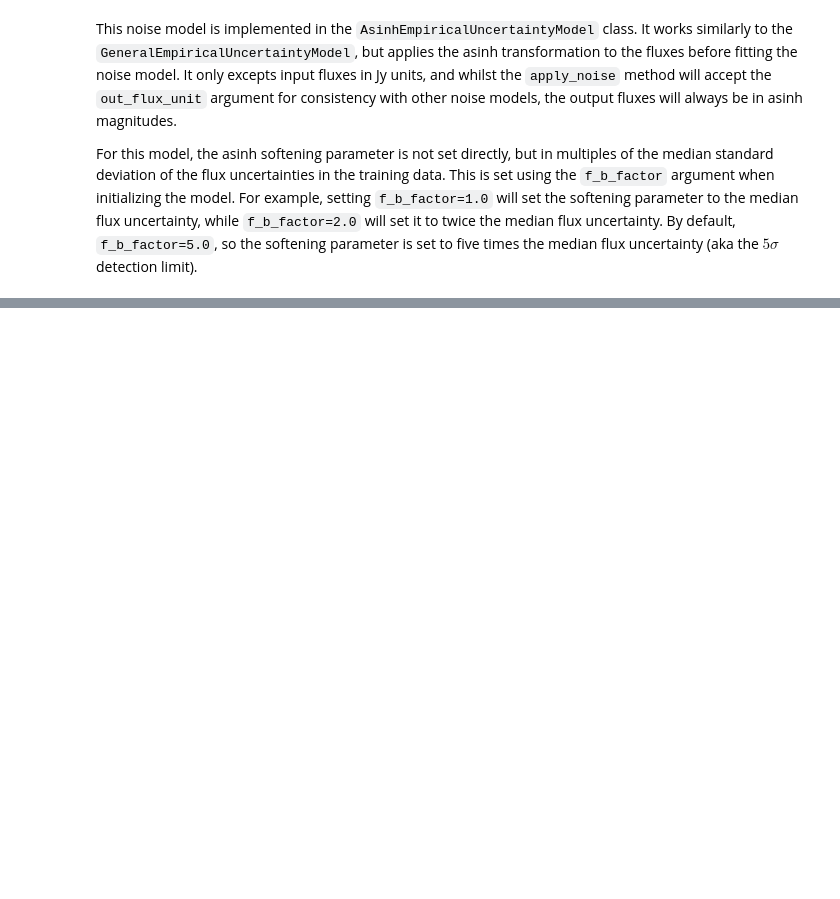
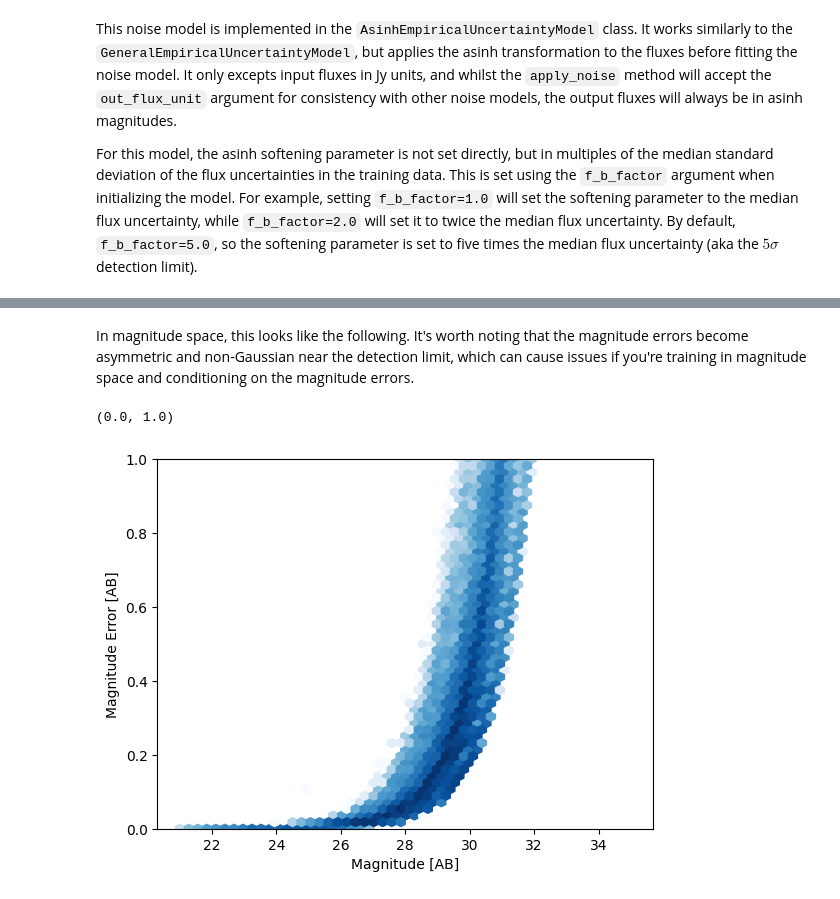
Before and after one commit to synthesizer-project/synference, a Jupyter notebook: docs/source/noise_modelling/noise_models.ipynb, the cells around one changed output, grey strips where cells are left out. Drawn from its saved outputs; the diff is of its cells as text; code cells hidden in the pictures; blank space fills up the shorter version.

```diff
--- a/docs/source/noise_modelling/noise_models.ipynb
+++ b/docs/source/noise_modelling/noise_models.ipynb
@@ -118,0 +171,13 @@ noise_model.plot()
+# %% [markdown]
+In magnitude space, this looks like the following. It's worth noting that the magnitude errors become asymmetric and non-Gaussian near the detection limit, which can cause issues if you're training in magnitude space and conditioning on the magnitude errors.
+# %%
+mag = -2.5 * np.log10(flux / 3631e9)
+mag_err = (2.5 / np.log(10)) * (flux_err / flux)
+
+plt.hexbin(mag, mag_err, gridsize=50, cmap='Blues', mincnt=1, norm='log', extent=(21, 35, 0, 1))
+plt.xlabel('Magnitude [AB]')
+plt.ylabel('Magnitude Error [AB]')
+plt.ylim(0, 1)
+# %% [output]
+(0.0, 1.0)
+[figure, added]
```
Also changed, not shown: parts of 10 cells of this notebook, 2 other files.
